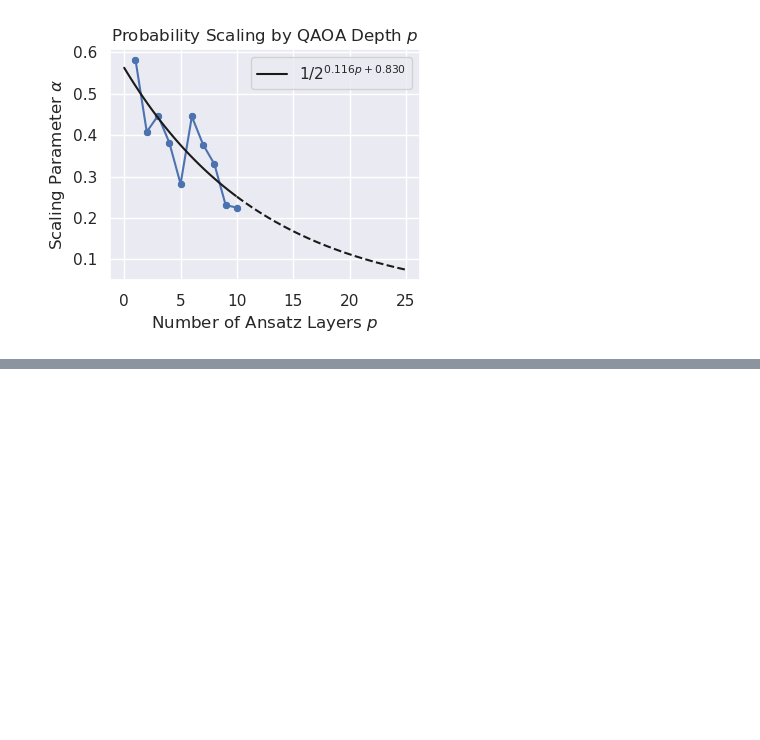
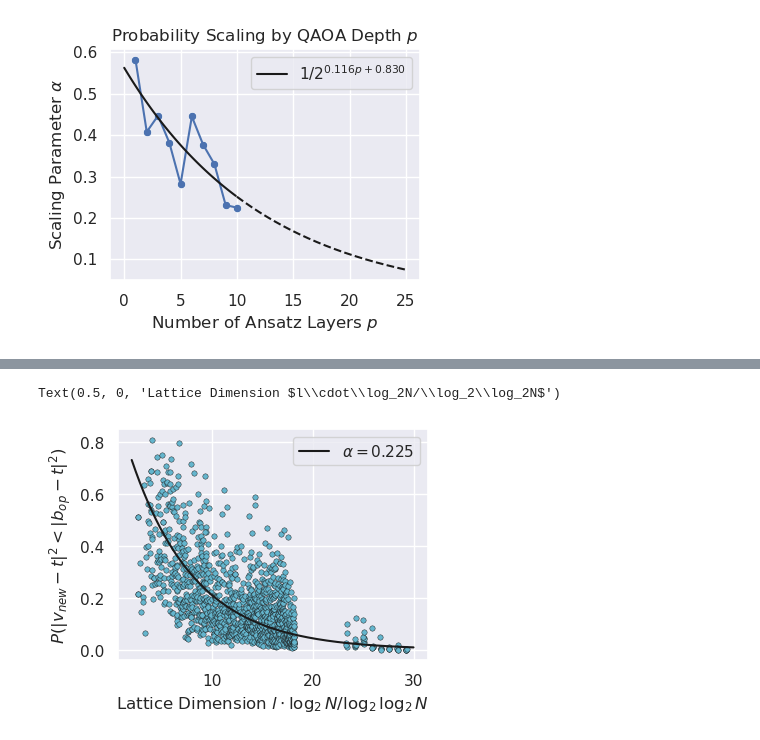
Before and after one commit to BenPrie/qaoa-for-cvp, a Jupyter notebook: QAOA Scaling Analysis.ipynb, the cells around one changed output, grey strips where cells are left out. Saved outputs shown, nothing was run; the diff lists cells and outputs as text; code cells hidden in the pictures; blank space fills up the shorter version.

```diff
--- a/QAOA Scaling Analysis.ipynb
+++ b/QAOA Scaling Analysis.ipynb
@@ -1379,0 +1462,27 @@ plt.savefig('./figures/alpha-by-p.pdf', bbox_inches='tight')
+# %%
+# Scatter plots (for improvement) with curve fit and log scale.
+fig, ax = plt.subplots(1, 1, sharey='row', sharex='col', figsize=(4, 3))
+
+# Scatter the points.
+sns.scatterplot(x='Exact Lattice Dimension', y='P(|v_new - t|^2 < |b_op - t|^2)', data=successful_data, ax=ax, s=15, edgecolor='k', color=colour)
+
+# Compute the scaling for successful data.
+x_data_successful = successful_data['Exact Lattice Dimension']
+y_data_successful = successful_data['P(|v_new - t|^2 < |b_op - t|^2)']
+alpha_successful = curve_fit(scaling_function, x_data_successful, y_data_successful)[0][0]
+
+# Generate the curves' points.
+step_size = .1
+xs = np.arange(start=2, stop=30+step_size, step=step_size)
+ys_successful = [scaling_function(x, alpha_successful) for x in xs]
+
+# Plot the scaling curve.
+sns.lineplot(x=xs, y=ys_successful, color='k', ax=ax, label=f'$\\alpha={alpha_successful:.3f}$')
+
+ax.legend(loc='upper right')
+
+ax.set_ylabel('$P(|v_{new} - t|^2 < |b_{op} - t|^2)$')
+ax.set_xlabel('Lattice Dimension $l\cdot\log_2N/\log_2\log_2N$')
+# %% [output]
+Text(0.5, 0, 'Lattice Dimension $l\\cdot\\log_2N/\\log_2\\log_2N$')
+[figure, added]
```
Also changed, not shown: parts of 11 cells of this notebook, 3 other files.
